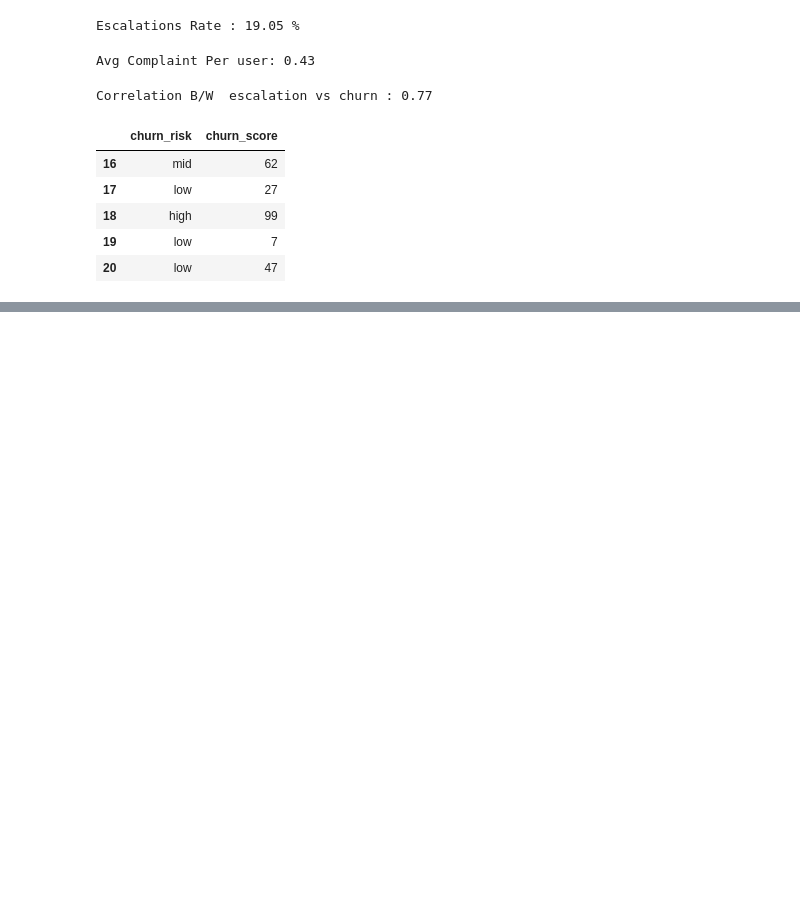
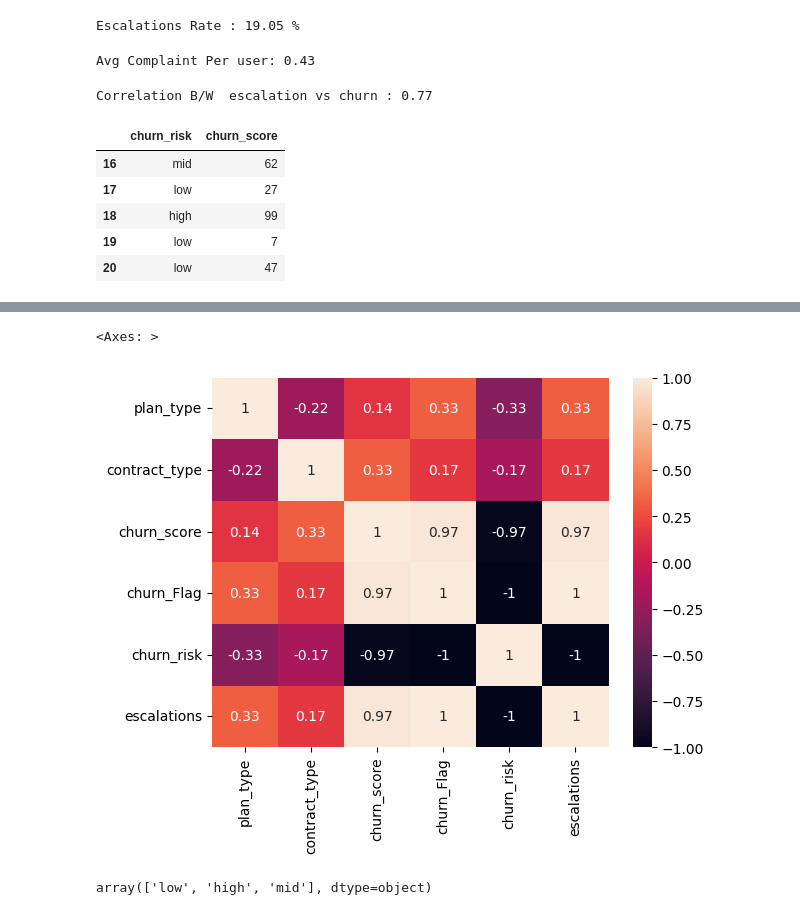
Before and after one commit to omprakashbest/Portfolio-Project-, a Jupyter notebook: churn_analysis.ipynb, the cells around one changed output, grey strips where cells are left out. Cells and saved outputs as stored; diff of their text form; code cells hidden in the pictures; blank space fills up the shorter version.

```diff
--- a/churn_analysis.ipynb
+++ b/churn_analysis.ipynb
@@ -466,0 +512,14 @@ Index(['customerid', 'subscription_start_date', 'subscription_type',
+# %%
+# encoding - convert str to numeric so that we can find corr between feature
+
+
+# incorrect method of encoding - as number are not assigned based on priority
+
+df_encoded = df_visual[['plan_type', 'contract_type', 'churn_score', 'churn_Flag', 'churn_risk', 'escalations']].head()
+
+
+categorial_cols = ['plan_type', 'contract_type', 'churn_risk']
+
+
+for col in categorial_cols:
+    df_encoded[col] = df_encoded[col].astype('category').cat.codes
@@ -466,0 +535,12 @@ Index(['customerid', 'subscription_start_date', 'subscription_type',
+# %%
+# Heatmap (correlation matrix)
+
+
+sns.heatmap(df_encoded.corr(), annot=True)
+# %% [output]
+<Axes: >
+[figure, added]
+# %%
+df_visual['churn_risk'].unique()
+# %% [output]
+array(['low', 'high', 'mid'], dtype=object)
```
Also changed, not shown: parts of 19 cells of this notebook.
